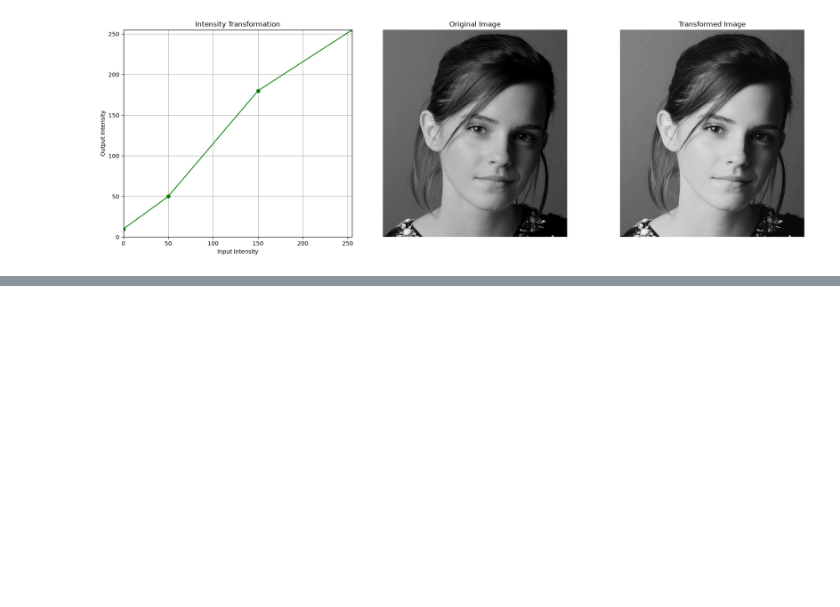
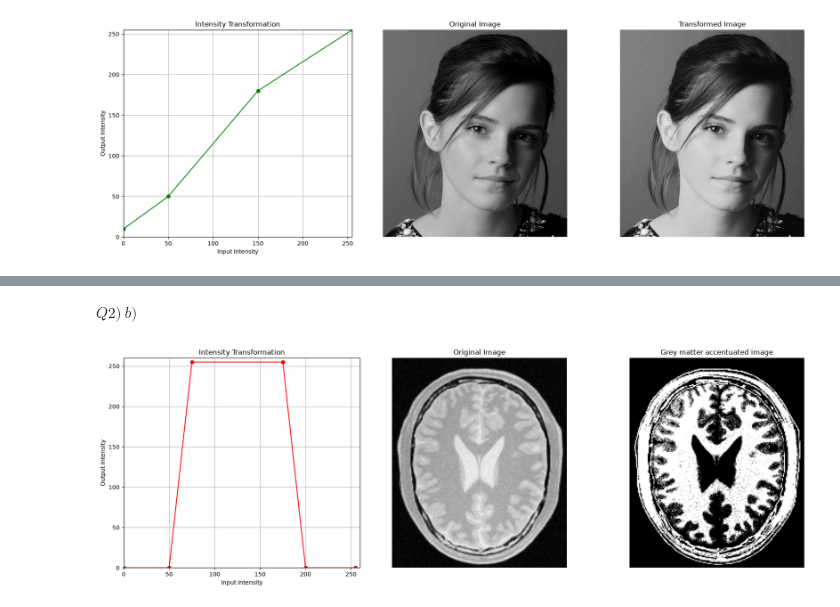
Before and after one commit to codingNR29/Image-processing, a Jupyter notebook: Assignments/Assignment 1/Assignment 1.ipynb, the cells around one changed output, grey strips where cells are left out. Cells and saved outputs as stored; diff of their text form; code cells hidden in the pictures; blank space fills up the shorter version.

```diff
--- a/Assignments/Assignment 1/Assignment 1.ipynb
+++ b/Assignments/Assignment 1/Assignment 1.ipynb
@@ -86,0 +135,34 @@ plt.show()
+# %% [markdown]
+$Q2)\ b)$
+# %%
+#Creating breakpoints for the white matter attenuation
+breakpoints_grey_matter_accentuation = np.array([[0, 0], [50, 0], [75, 255], [175, 255], [200, 0], [255,0]])
+
+im_grey_matter_accentuated = intensity_transform(im_brain, breakpoints_grey_matter_accentuation)
+
+#Plotting
+fig, ax = plt.subplots(1, 3, figsize= (18, 6))
+
+#Tranformation function
+ax[0].plot(breakpoints_grey_matter_accentuation[:, 0], breakpoints_grey_matter_accentuation[:, 1], marker='o', color= 'red')
+ax[0].set_title('Intensity Transformation')
+ax[0].set_xlabel('Input Intensity')
+ax[0].set_ylabel('Output Intensity')
+ax[0].set_xlim(0, 260)
+ax[0].set_ylim(0, 260)
+ax[0].grid()
+
+#Original image
+ax[1].imshow(im_brain, cmap = 'gray', vmin = 0, vmax = 255)
+ax[1].set_title('Original Image')
+ax[1].axis('off')
+
+#Transformed image
+ax[2].imshow(im_grey_matter_accentuated, cmap ='gray', vmin = 0, vmax = 255)
+ax[2].set_title('Grey matter accentuated image')
+ax[2].axis('off')
+
+plt.tight_layout()
+plt.show()
+# %% [output]
+[figure, added]
```
Also changed, not shown: parts of 4 cells of this notebook.
